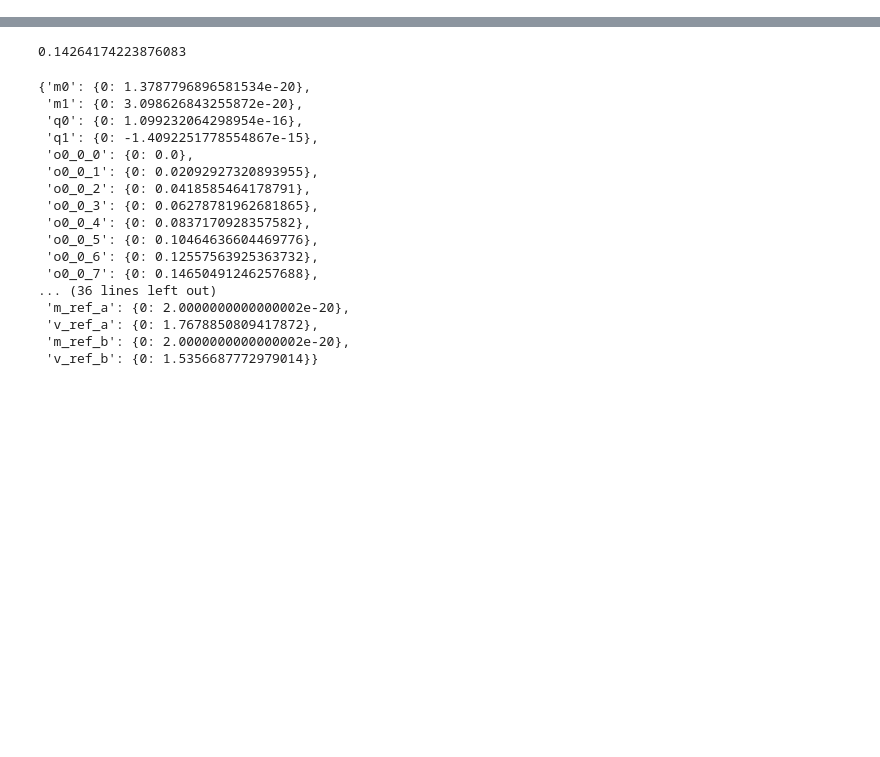
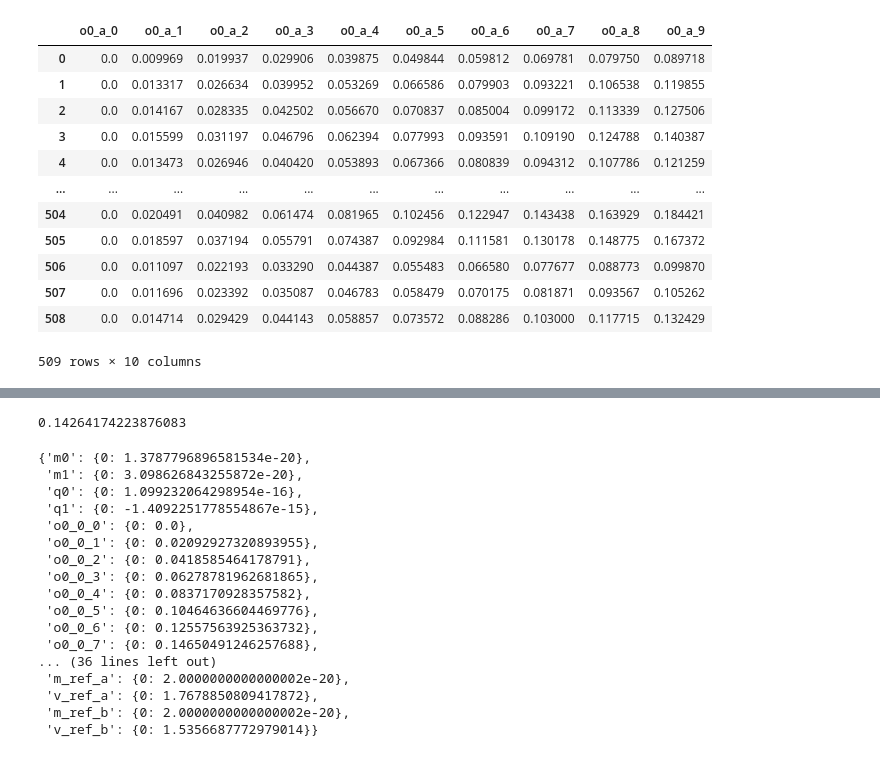
Before and after one commit to hsteude/communicating_agents, a Jupyter notebook: notebooks/01_reference_experiement_visualization.ipynb, the cells around one changed output, grey strips where cells are left out. Saved outputs shown, nothing was run; the diff lists cells and outputs as text; code cells hidden in the pictures; blank space fills up the shorter version.

```diff
--- a/notebooks/01_reference_experiement_visualization.ipynb
+++ b/notebooks/01_reference_experiement_visualization.ipynb
@@ -112,0 +139,16 @@ import pandas as pd
+# %%
+df_check[[c for c in df_check.columns if 'o0_a' in c]]
+# %% [output]
+|  | o0_a_0 | o0_a_1 | o0_a_2 | o0_a_3 | o0_a_4 | o0_a_5 | o0_a_6 | o0_a_7 | o0_a_8 | o0_a_9 |
+| 0 | 0.0 | 0.009969 | 0.019937 | 0.029906 | 0.039875 | 0.049844 | 0.059812 | 0.069781 | 0.079750 | 0.089718 |
+| 1 | 0.0 | 0.013317 | 0.026634 | 0.039952 | 0.053269 | 0.066586 | 0.079903 | 0.093221 | 0.106538 | 0.119855 |
+| 2 | 0.0 | 0.014167 | 0.028335 | 0.042502 | 0.056670 | 0.070837 | 0.085004 | 0.099172 | 0.113339 | 0.127506 |
+| 3 | 0.0 | 0.015599 | 0.031197 | 0.046796 | 0.062394 | 0.077993 | 0.093591 | 0.109190 | 0.124788 | 0.140387 |
+| 4 | 0.0 | 0.013473 | 0.026946 | 0.040420 | 0.053893 | 0.067366 | 0.080839 | 0.094312 | 0.107786 | 0.121259 |
+| ... | ... | ... | ... | ... | ... | ... | ... | ... | ... | ... |
+| 504 | 0.0 | 0.020491 | 0.040982 | 0.061474 | 0.081965 | 0.102456 | 0.122947 | 0.143438 | 0.163929 | 0.184421 |
+| 505 | 0.0 | 0.018597 | 0.037194 | 0.055791 | 0.074387 | 0.092984 | 0.111581 | 0.130178 | 0.148775 | 0.167372 |
+| 506 | 0.0 | 0.011097 | 0.022193 | 0.033290 | 0.044387 | 0.055483 | 0.066580 | 0.077677 | 0.088773 | 0.099870 |
+| 507 | 0.0 | 0.011696 | 0.023392 | 0.035087 | 0.046783 | 0.058479 | 0.070175 | 0.081871 | 0.093567 | 0.105262 |
+| 508 | 0.0 | 0.014714 | 0.029429 | 0.044143 | 0.058857 | 0.073572 | 0.088286 | 0.103000 | 0.117715 | 0.132429 |
+509 rows × 10 columns
```
Also changed, not shown: parts of 23 cells of this notebook, 14 other files.
